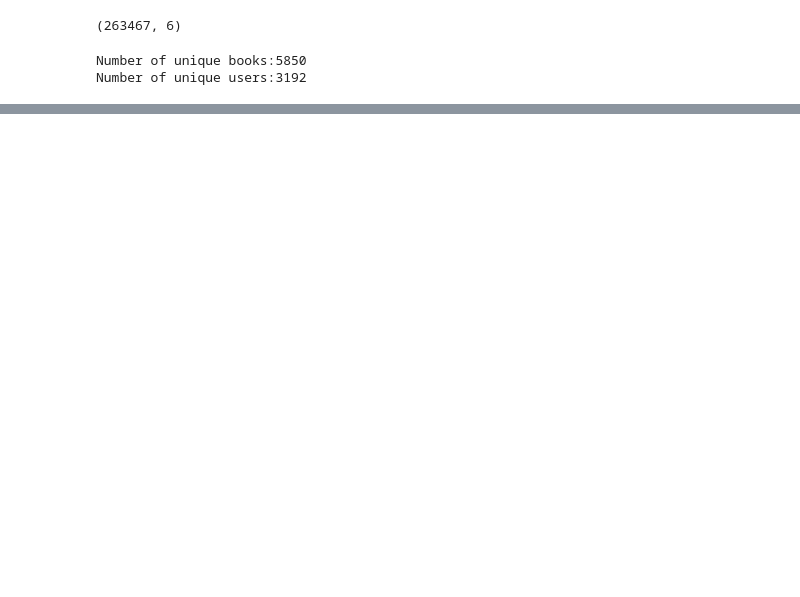
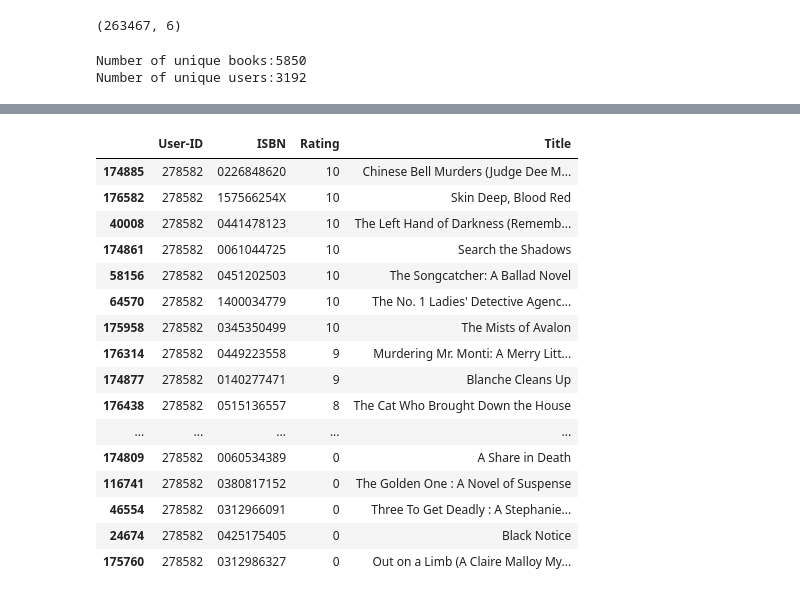
Before and after one commit to sanyamjain0315/book-recommender, a Jupyter notebook: recommender_building.ipynb, the cells around one changed output, grey strips where cells are left out. Drawn from its saved outputs; the diff is of its cells as text; code cells hidden in the pictures; blank space fills up the shorter version.

```diff
--- a/recommender_building.ipynb
+++ b/recommender_building.ipynb
@@ -276,2 +264,21 @@ top_ten_ranked.loc[top_ten_ranked['User-ID'] == 278582]
 # %%
-book_rating.loc[book_rating['User-ID'] == 278582].sort_values(by=['Book-Rating'], ascending=False)
+book_rating.loc[book_rating['User-ID'] == 278582].sort_values(by=['Rating'],
+                                                              ascending=False)
+# %% [output]
+|  | User-ID | ISBN | Rating | Title |
+| 174885 | 278582 | 0226848620 | 10 | Chinese Bell Murders (Judge Dee M... |
+| 176582 | 278582 | 157566254X | 10 | Skin Deep, Blood Red |
+| 40008 | 278582 | 0441478123 | 10 | The Left Hand of Darkness (Rememb... |
+| 174861 | 278582 | 0061044725 | 10 | Search the Shadows |
+| 58156 | 278582 | 0451202503 | 10 | The Songcatcher: A Ballad Novel |
+| 64570 | 278582 | 1400034779 | 10 | The No. 1 Ladies' Detective Agenc... |
+| 175958 | 278582 | 0345350499 | 10 | The Mists of Avalon |
+| 176314 | 278582 | 0449223558 | 9 | Murdering Mr. Monti: A Merry Litt... |
+| 174877 | 278582 | 0140277471 | 9 | Blanche Cleans Up |
+| 176438 | 278582 | 0515136557 | 8 | The Cat Who Brought Down the House |
+| ... | ... | ... | ... | ... |
+| 174809 | 278582 | 0060534389 | 0 | A Share in Death |
+| 116741 | 278582 | 0380817152 | 0 | The Golden One : A Novel of Suspense |
+| 46554 | 278582 | 0312966091 | 0 | Three To Get Deadly : A Stephanie... |
+| 24674 | 278582 | 0425175405 | 0 | Black Notice |
+| 175760 | 278582 | 0312986327 | 0 | Out on a Limb (A Claire Malloy My... |
```
Also changed, not shown: parts of 15 cells of this notebook.
